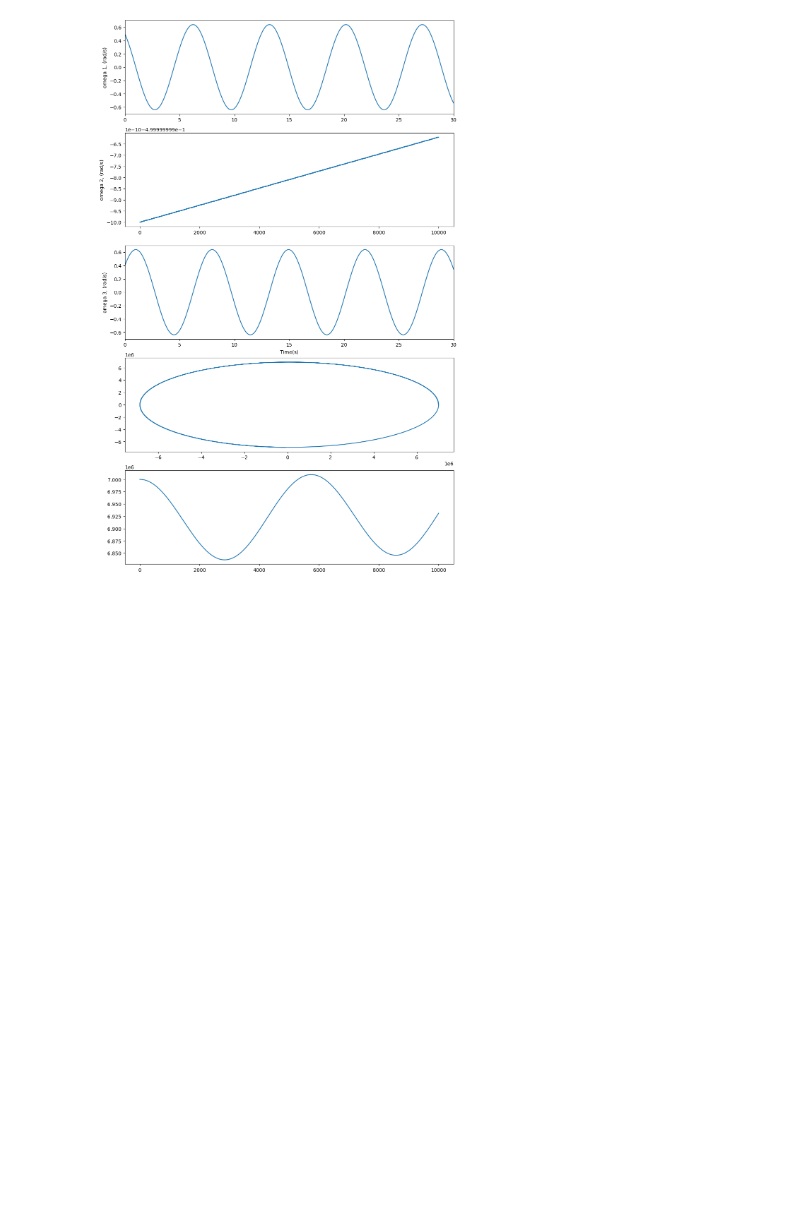
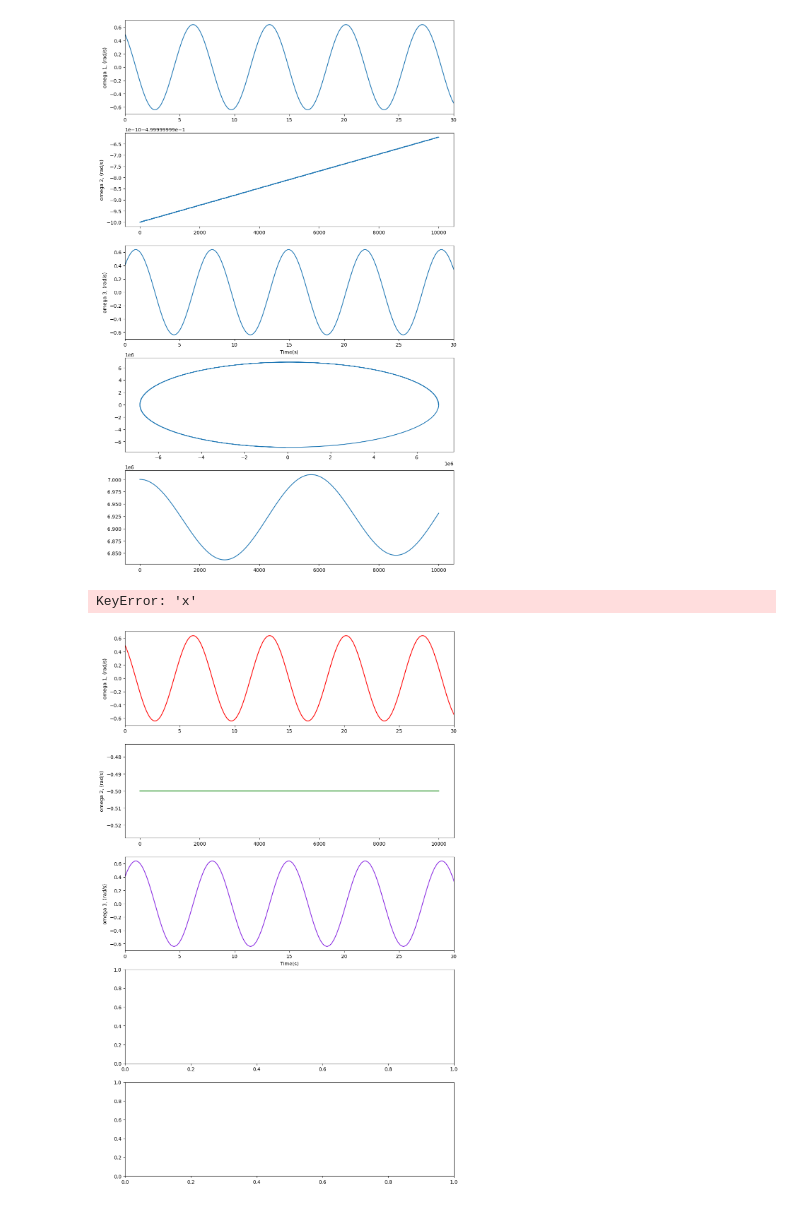
Before and after one commit to ynj66/lander-challenge-yhwang-code, a Jupyter notebook: src/Python Code/LGVI_SE3.ipynb, the cells around one changed output. Saved outputs shown, nothing was run; the diff lists cells and outputs as text; code cells hidden in the pictures; blank space fills up the shorter version.

```diff
--- a/src/Python Code/LGVI_SE3.ipynb
+++ b/src/Python Code/LGVI_SE3.ipynb
@@ -235,35 +235,33 @@ plt.show()
 # %% [output]
 [figure]
 # %%
-import pandas as pd
-
 df = pd.read_csv("C:/CUED/IB Engineering/lander-challenge-yhwang-code/src/Cpp/SE3/lgvi_se3_out.csv")
 df.head()
 
 t = df['t']
 
-fig, axs = plt.subplots(4,1,figsize=(12,20))
+fig, axs = plt.subplots(5,1,figsize=(12,20))
 
 axs[0].plot(t, df['omega_x'], color = 'red')
-axs[0].set_ylim(-1, 1)
 axs[0].set_xlim(0,30)
 axs[0].set_ylabel( 'omega 1, (rad/s)')
 
 axs[1].plot(t, df['omega_y'], color = 'green')
-axs[1].set_ylim(-1, 1)
-axs[1].set_xlim(0,30)
 axs[1].set_ylabel( 'omega 2, (rad/s)')
 
 axs[2].plot(t, df['omega_z'], color = 'blueviolet')
-axs[2].set_ylim(0.2, 0.5)
 axs[2].set_xlabel('Time(s)')
 axs[2].set_xlim(0,30)
 axs[2].set_ylabel( 'omega 3, (rad/s)')
 
 axs[3].plot(t, df['SO3_err'])
-axs[3].set_ylim(-1e-4, 3.0e-4)
-axs[3].set_xlim(0,30)
 axs[3].set_ylabel('norm(I-RTRd)')
 
+axs[4].plot(df['x'], df['y'], color = 'green')
+axs[4].set_xlabel('X')
+axs[4].set_ylabel('Y')
 
 plt.show()
+# %% [output]
+KeyError: 'x'
+[figure, added]
```
Also changed, not shown: 3 other files.
